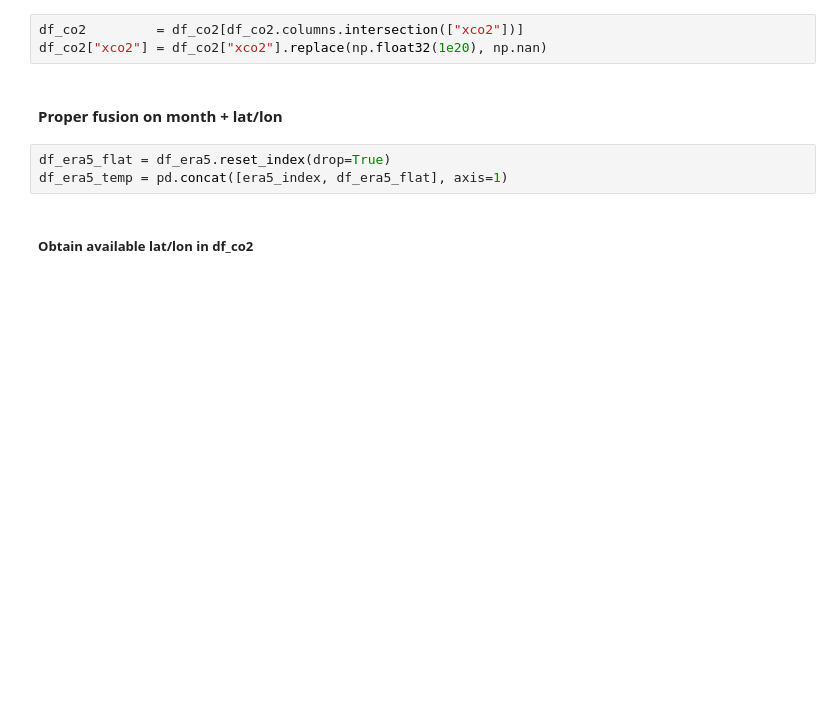
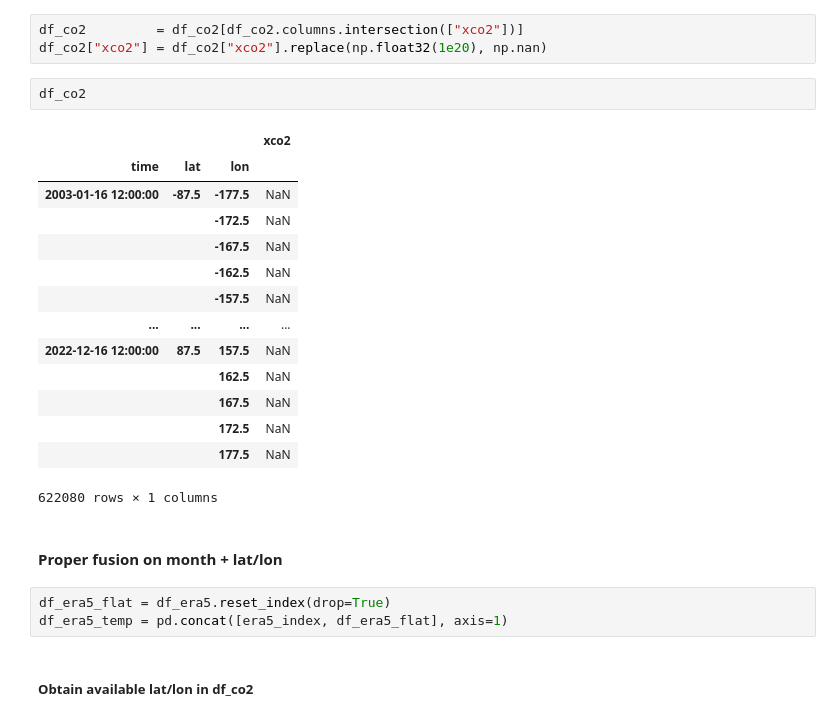
Before and after one commit to mrquaternion/CS-Pipeline, a Jupyter notebook: merge_era5_and_co2_proc.ipynb, the cells around one changed output. Drawn from its saved outputs; the diff is of its cells as text; blank space fills up the shorter version.

```diff
--- a/merge_era5_and_co2_proc.ipynb
+++ b/merge_era5_and_co2_proc.ipynb
@@ -78,6 +167,23 @@ df_co2_index_reset
 # %%
 df_co2         = df_co2[df_co2.columns.intersection(["xco2"])]
 df_co2["xco2"] = df_co2["xco2"].replace(np.float32(1e20), np.nan)
+# %%
+df_co2
+# %% [output]
+|  |  |  | xco2 |
+| time | lat | lon |  |
+| 2003-01-16 12:00:00 | -87.5 | -177.5 | NaN |
+|  |  | -172.5 | NaN |
+|  |  | -167.5 | NaN |
+|  |  | -162.5 | NaN |
+|  |  | -157.5 | NaN |
+| ... | ... | ... | ... |
+| 2022-12-16 12:00:00 | 87.5 | 157.5 | NaN |
+|  |  | 162.5 | NaN |
+|  |  | 167.5 | NaN |
+|  |  | 172.5 | NaN |
+|  |  | 177.5 | NaN |
+622080 rows × 1 columns
 # %% [markdown]
 #### Proper fusion on month + lat/lon
 # %%
```
Also changed, not shown: parts of 14 cells of this notebook, 1 other file.
